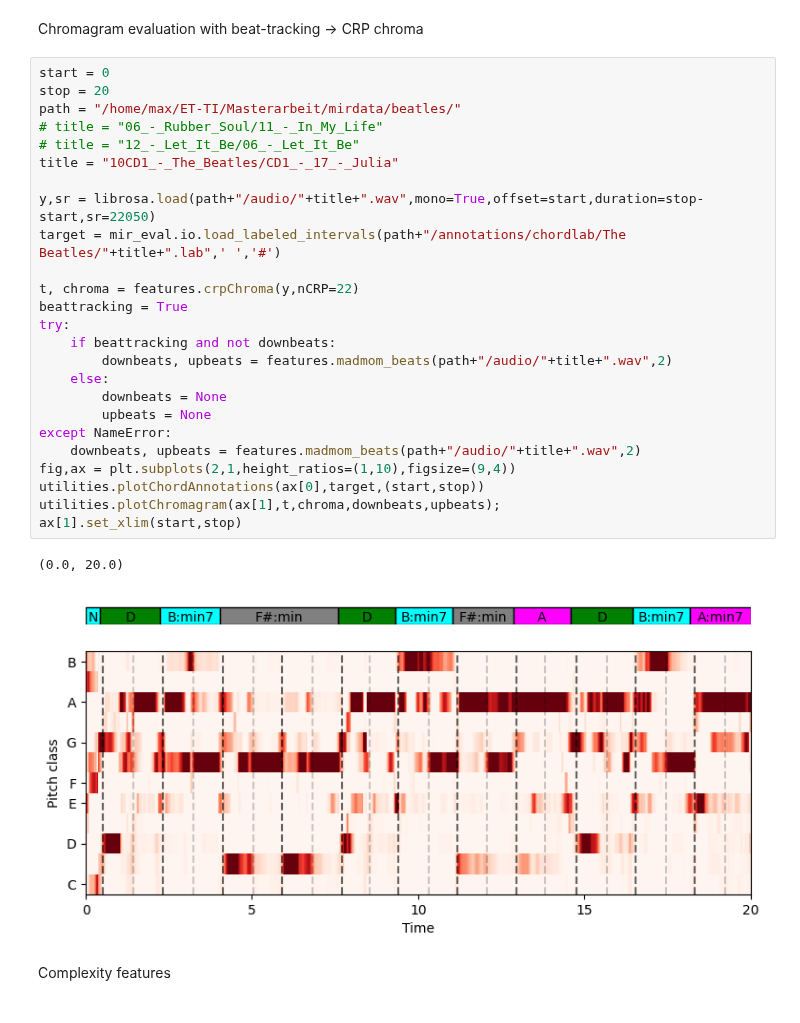
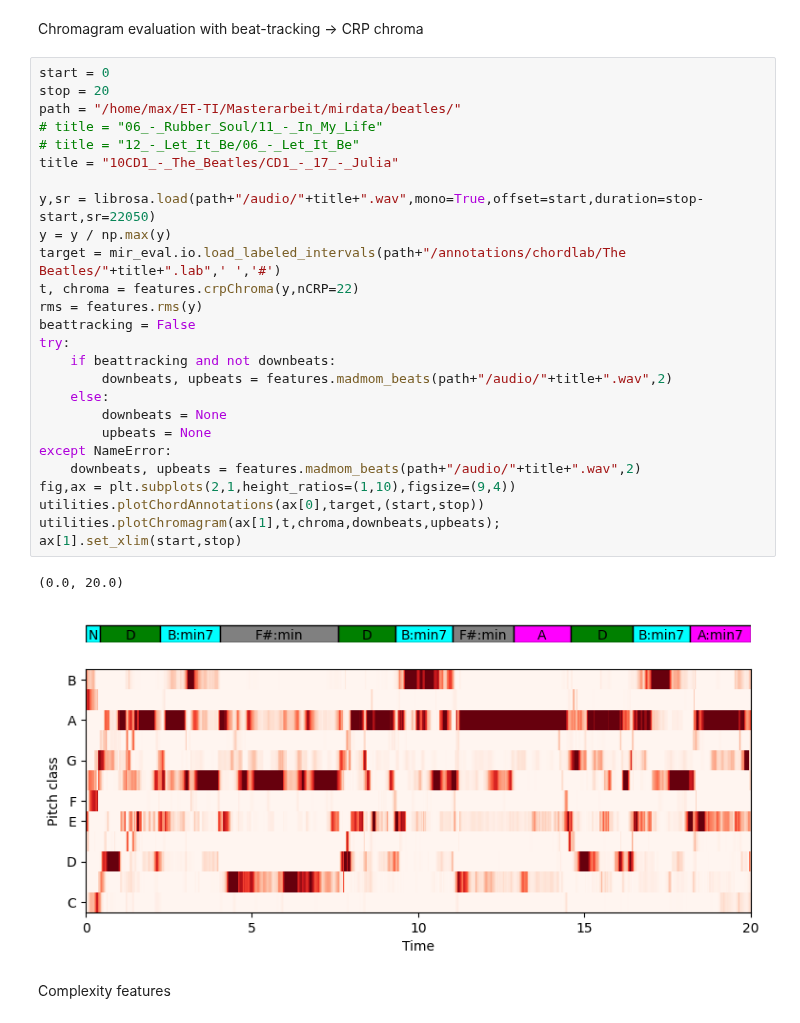
Before and after one commit to Maushax-jpg/chord-recognition, a Jupyter notebook: feature_evaluation.ipynb, the cells around one changed output. Drawn from its saved outputs; the diff is of its cells as text.

```diff
--- a/feature_evaluation.ipynb
+++ b/feature_evaluation.ipynb
@@ -14,31 +14,32 @@ Chromagram evaluation with beat-tracking </br>
 # %%
 start = 0
 stop = 20
 path = "/home/max/ET-TI/Masterarbeit/mirdata/beatles/"
 # title = "06_-_Rubber_Soul/11_-_In_My_Life"
 # title = "12_-_Let_It_Be/06_-_Let_It_Be"
 title = "10CD1_-_The_Beatles/CD1_-_17_-_Julia"
 
 y,sr = librosa.load(path+"/audio/"+title+".wav",mono=True,offset=start,duration=stop-start,sr=22050)
+y = y / np.max(y)
 target = mir_eval.io.load_labeled_intervals(path+"/annotations/chordlab/The Beatles/"+title+".lab",' ','#')
-
 t, chroma = features.crpChroma(y,nCRP=22)
-beattracking = True
+rms = features.rms(y)
+beattracking = False
 try:
     if beattracking and not downbeats:
         downbeats, upbeats = features.madmom_beats(path+"/audio/"+title+".wav",2)
     else:
         downbeats = None
         upbeats = None
 except NameError:
     downbeats, upbeats = features.madmom_beats(path+"/audio/"+title+".wav",2)
 fig,ax = plt.subplots(2,1,height_ratios=(1,10),figsize=(9,4))
 utilities.plotChordAnnotations(ax[0],target,(start,stop))
 utilities.plotChromagram(ax[1],t,chroma,downbeats,upbeats);
 ax[1].set_xlim(start,stop)
 # %% [output]
 (0.0, 20.0)
-[figure, old version]
+[figure, new version]
 # %% [markdown]
 Complexity features
 # %%
```
Also changed, not shown: parts of 5 cells of this notebook.
